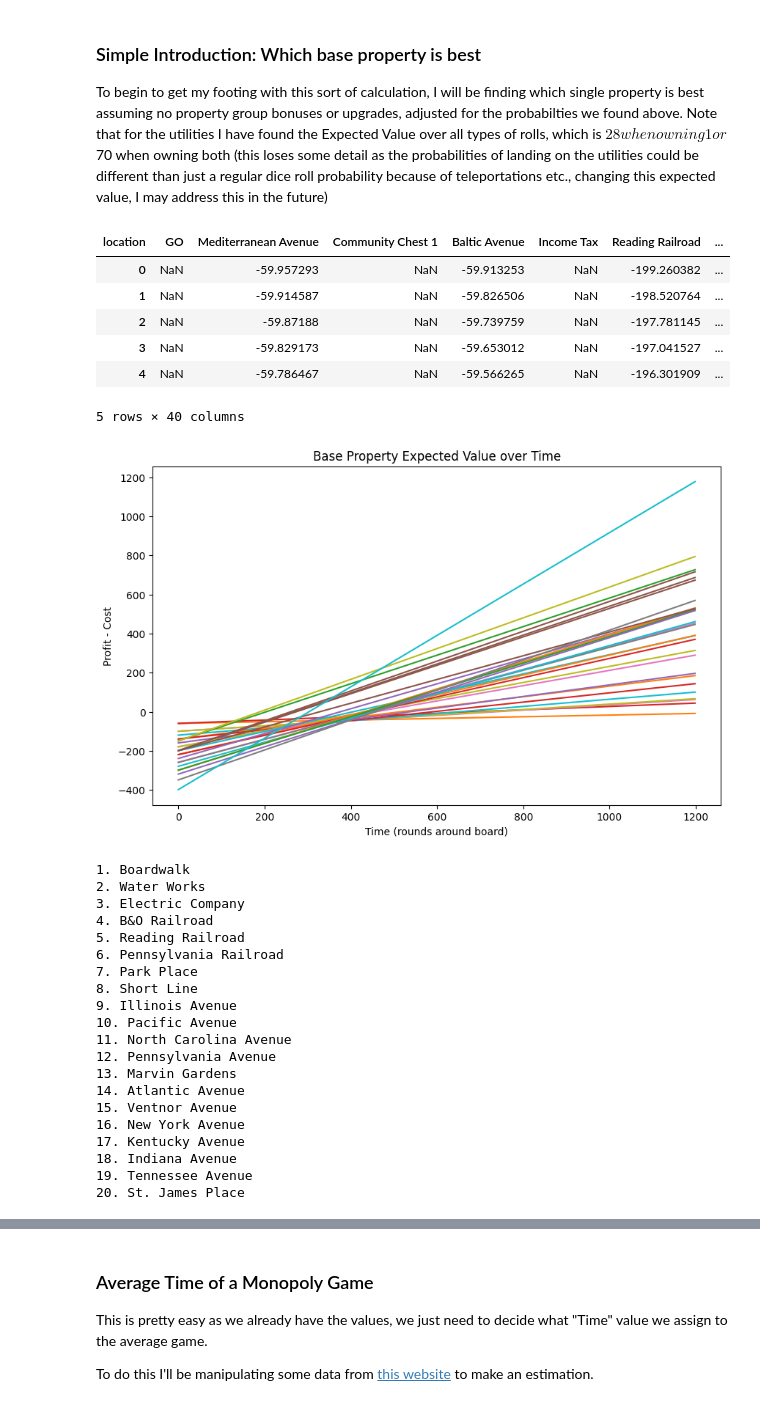
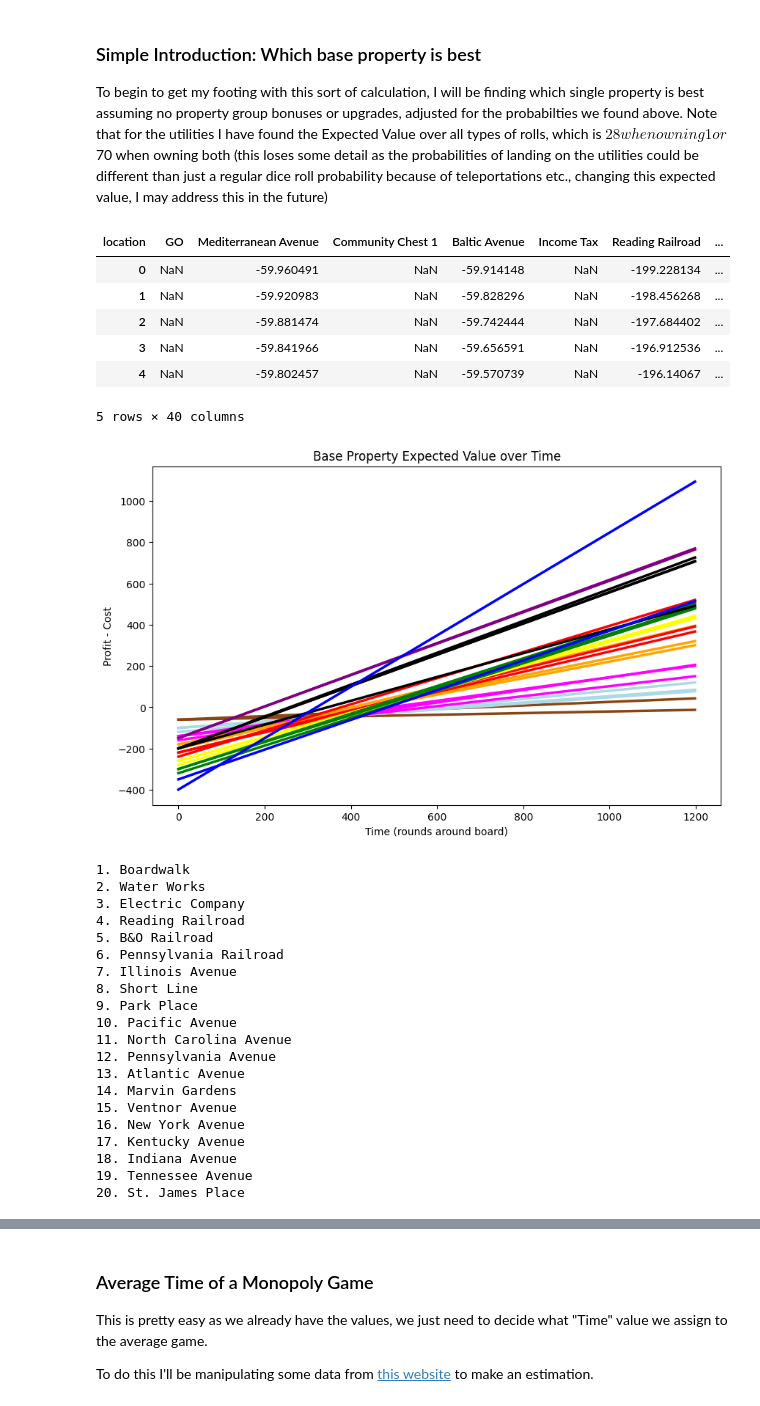
Before and after one commit to softly-undefined/monopoly-stats, a Jupyter notebook: monopoly.ipynb, the cells around one changed output, grey strips where cells are left out. Drawn from its saved outputs; the diff is of its cells as text; code cells hidden in the pictures.

```diff
--- a/monopoly.ipynb
+++ b/monopoly.ipynb
@@ -69,0 +123,7 @@ Highest probability spaces to land on:
+# %%
+# Add a column for the Probablilities of each Space
+df_2 = pd.read_csv("monopoly.csv")
+total_turns_2 = df_2['30turns_4players'].sum()
+
+df_2['Probability_30turns_4players'] = df_2['30turns_4players'].apply(lambda x: (x / total_turns_2))
+df_2.head()
@@ -88,7 +243,7 @@ price_df.head()
 To begin to get my footing with this sort of calculation, I will be finding which single property is best assuming no property group bonuses or upgrades, adjusted for the probabilties we found above. Note that for the utilities I have found the Expected Value over all types of rolls, which is $28 when owning 1 or $70 when owning both (this loses some detail as the probabilities of landing on the utilities could be different than just a regular dice roll probability because of teleportations etc., changing this expected value, I may address this in the future)
 # %%
 base_price_df = price_df[['location', 'base_cost', 'no_set']].copy() #capture just the part of price we want
-base_price_df['probability'] = df['Probability'].copy()
+base_price_df['probability'] = df_2['Probability_30turns_4players'].copy()
 
 new_columns = {}
 
@@ -108,27 +263,25 @@ base_price_df.columns = col_names
 base_price_df.head()
 # %% [output]
 | location | GO | Mediterranean Avenue | Community Chest 1 | Baltic Avenue | Income Tax | Reading Railroad | ... |
-| 0 | NaN | -59.957293 | NaN | -59.913253 | NaN | -199.260382 | ... |
-| 1 | NaN | -59.914587 | NaN | -59.826506 | NaN | -198.520764 | ... |
-| 2 | NaN | -59.87188 | NaN | -59.739759 | NaN | -197.781145 | ... |
-| 3 | NaN | -59.829173 | NaN | -59.653012 | NaN | -197.041527 | ... |
-| 4 | NaN | -59.786467 | NaN | -59.566265 | NaN | -196.301909 | ... |
+| 0 | NaN | -59.960491 | NaN | -59.914148 | NaN | -199.228134 | ... |
+| 1 | NaN | -59.920983 | NaN | -59.828296 | NaN | -198.456268 | ... |
+| 2 | NaN | -59.881474 | NaN | -59.742444 | NaN | -197.684402 | ... |
+| 3 | NaN | -59.841966 | NaN | -59.656591 | NaN | -196.912536 | ... |
+| 4 | NaN | -59.802457 | NaN | -59.570739 | NaN | -196.14067 | ... |
 5 rows × 40 columns
 # %%
 plt.figure(figsize=(10, 6))
 
-# Plot each row (which corresponds to the original columns)
 for column in base_price_df.columns:
-    plt.plot(base_price_df.index, base_price_df[column], label=column)
+    plt.plot(base_price_df.index, base_price_df[column], label=column, color=color_mapping.get(column, '#000000'), linewidth=2.5)
 
-# Adding labels and legend
 plt.xlabel('Time (rounds around board)')
 plt.ylabel('Profit - Cost')
 plt.title('Base Property Expected Value over Time')
 # plt.legend(title="Columns")
 plt.show()
 # %% [output]
-[figure, old version]
+[figure, new version]
 # %%
 #print order of success at N = 1000
 check_df = base_price_df.transpose()
@@ -145,17 +298,17 @@ for val in check_df_sorted.index.values:
 1. Boardwalk
 2. Water Works
 3. Electric Company
-4. B&O Railroad
-5. Reading Railroad
+4. Reading Railroad
+5. B&O Railroad
 6. Pennsylvania Railroad
-7. Park Place
+7. Illinois Avenue
 8. Short Line
-9. Illinois Avenue
+9. Park Place
 10. Pacific Avenue
 11. North Carolina Avenue
 12. Pennsylvania Avenue
-13. Marvin Gardens
-14. Atlantic Avenue
+13. Atlantic Avenue
+14. Marvin Gardens
 15. Ventnor Avenue
 16. New York Avenue
 17. Kentucky Avenue
```
Also changed, not shown: parts of 13 cells of this notebook, 3 other files.
